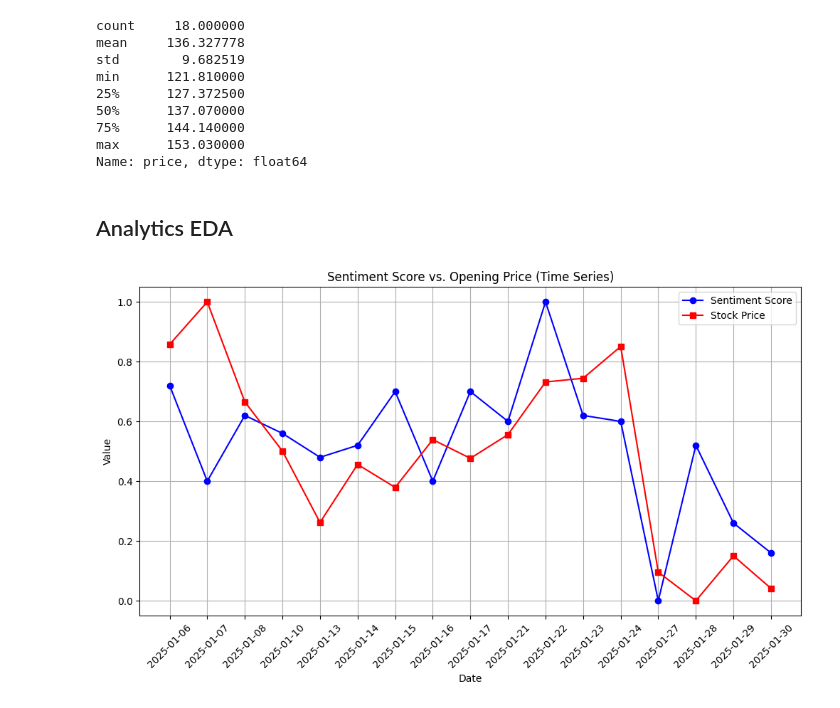
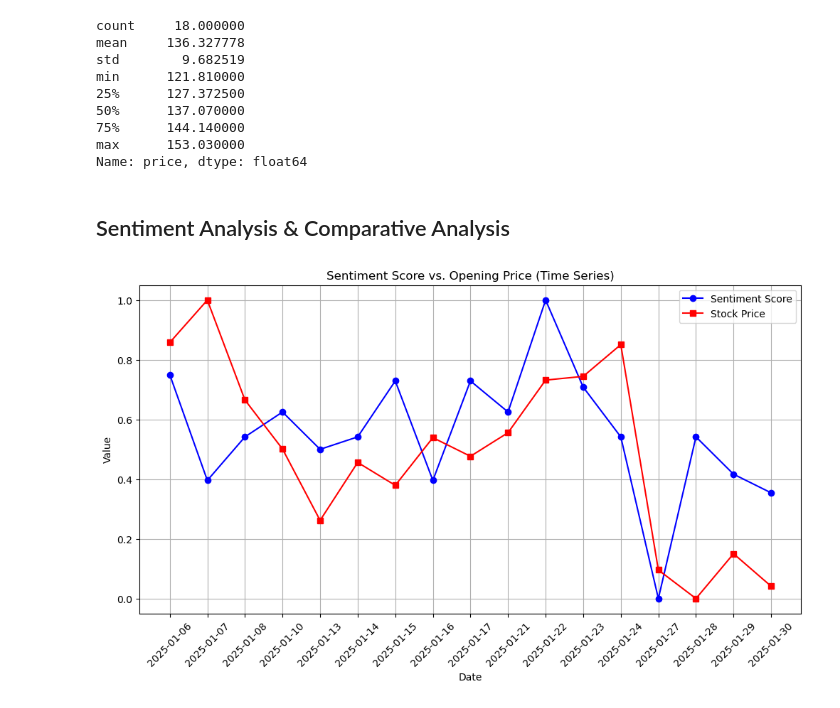
Before and after one commit to wdgstl/MarketSentimentAnalysis, a Jupyter notebook: scripts/EDA.ipynb, the cells around one changed output. Saved outputs shown, nothing was run; the diff lists cells and outputs as text; code cells hidden in the pictures.

```diff
--- a/scripts/EDA.ipynb
+++ b/scripts/EDA.ipynb
@@ -222,30 +223,30 @@ min      121.810000
 75%      144.140000
 max      153.030000
 Name: price, dtype: float64
-# %% [markdown]
-## Analytics EDA
+# %% [markdown]
+## Sentiment Analysis & Comparative Analysis
 # %%
 from sklearn.preprocessing import MinMaxScaler
 
-df = pd.read_csv('/Users/wdgstl/UVA/DS/MarketSentimentAnalysis/data/scores_with_prices.csv')
+df = pd.read_csv('../data/scores_with_prices.csv')
 
 scaler = MinMaxScaler()
 df[["score_norm", "price_norm"]] = scaler.fit_transform(df[["Sentiment Score", "price"]])
 
 plt.figure(figsize=(12, 6))
 
 plt.plot(df["date"], df["score_norm"], marker='o', linestyle='-', label="Sentiment Score", color='blue')
 plt.plot(df["date"], df["price_norm"], marker='s', linestyle='-', label="Stock Price", color='red')
 
 plt.xlabel("Date")
 plt.ylabel("Value")
 plt.title("Sentiment Score vs. Opening Price (Time Series)")
 plt.legend()
 plt.xticks(rotation=45)
 plt.grid()
 plt.show()
 # %% [output]
-[figure, old version]
+[figure, new version]
 # %%
 import numpy as np
 import pandas as pd
```
Also changed, not shown: parts of 5 cells of this notebook, 1 other file.
